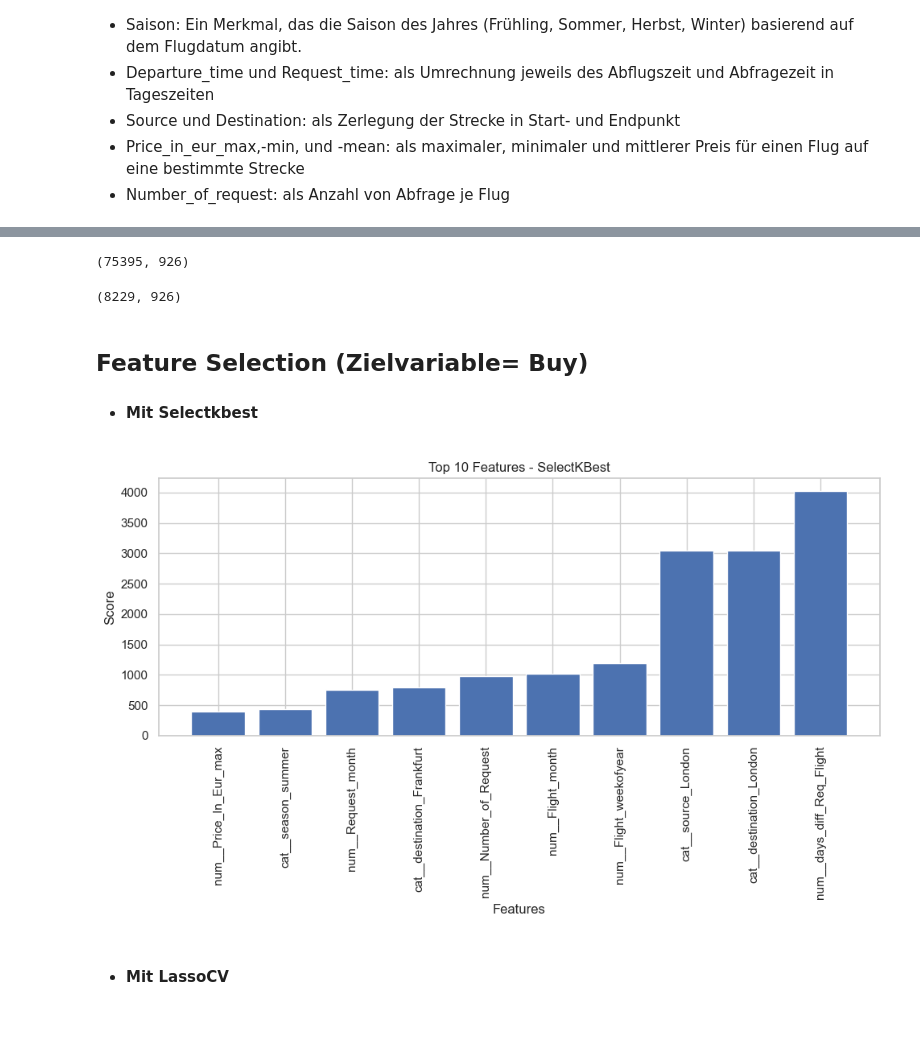
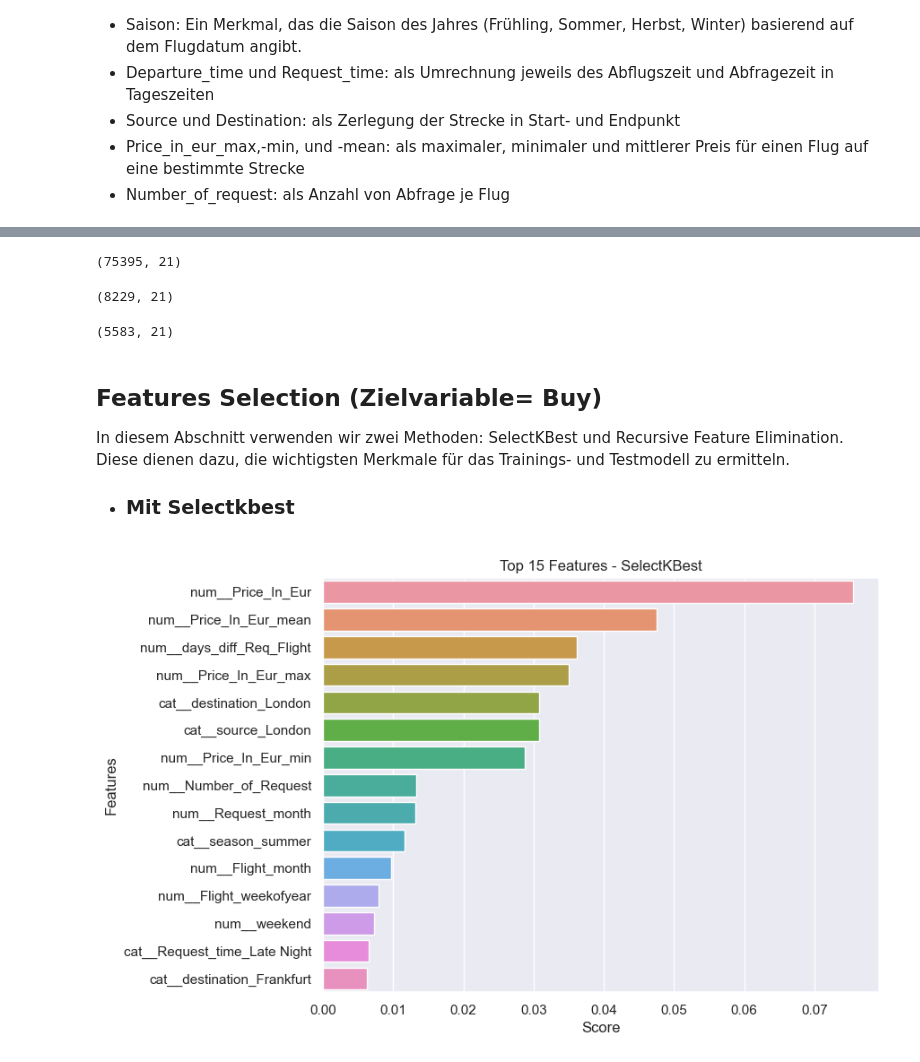
Before and after one commit to hahaha996/Data_Mining_Projekt, a Jupyter notebook: Projekt_DM.ipynb, the cells around one changed output, grey strips where cells are left out. Drawn from its saved outputs; the diff is of its cells as text; code cells hidden in the pictures; blank space fills up the shorter version.

```diff
--- a/Projekt_DM.ipynb
+++ b/Projekt_DM.ipynb
@@ -550,12 +764,11 @@ X_train,y_train,X_val,y_val = get_train_val_daten(X,y,Groups)
 # %%
-
 # Merkmale für numerische Transformation
 numeric_features = ['Price_In_Eur','Price_In_Eur_max','Price_In_Eur_min','Price_In_Eur_mean','Number_of_Request',
                    'days_diff_Req_Flight','weekend','Request_Dayofweek','Request_month',
                     'Flight_Dayofweek','Flight_month','Flight_weekofyear']
 
 # Merkmale für kategoriale Transformation
-categorical_features = ['flight_unique_id','season','departure_time','Request_time','source','destination']
+categorical_features = ['season','departure_time','Request_time','source','destination']
 
 # Preprocessing-Schritte für numerische Merkmale
 numeric_transformer = Pipeline(steps=[
@@ -575,63 +788,76 @@ preprocessor = ColumnTransformer(
 
 # Transformation der Merkmale im X_train
 Xtrain_transformed = preprocessor.fit_transform(X_train)
-
 # Überschriften der transformierten Merkmale erhalten
-transformed_feature_names = preprocessor.get_feature_names_out()
+transformed_feature_names_train = preprocessor.get_feature_names_out()
 
 # Transformation der Merkmale im X_val
 Xval_transformed = preprocessor.transform(X_val)
-
 # Überschriften der transformierten Merkmale erhalten
 transformed_feature_names_val = preprocessor.get_feature_names_out()
+
+# Transformation der Merkmale im X_test
+Xtest_transformed = preprocessor.transform(X_test)
+# Überschriften der transformierten Merkmale erhalten
+transformed_feature_names_test = preprocessor.get_feature_names_out()
 # %%
-# neue Dataframe für Trainingsdaten mit relevanten Merkmalen
-frame = pd.DataFrame(Xtrain_transformed.toarray(),columns=preprocessor.get_feature_names_out())
-frame.shape
+# neue Dataframe für Trainingsdaten mit transformierten Merkmalen
+frame_train = pd.DataFrame(Xtrain_transformed,columns=preprocessor.get_feature_names_out())
+frame_train.shape
 # %% [output]
-(75395, 926)
+(75395, 21)
 # %%
-# neue Dataframe für Validierungsdaten mit relevanten Merkmalen
-frame_val = pd.DataFrame(Xval_transformed.toarray(),columns=transformed_feature_names_val)
+# neue Dataframe für Validierungsdaten mit transformierten Merkmalen
+frame_val = pd.DataFrame(Xval_transformed,columns=transformed_feature_names_val)
 frame_val.shape
 # %% [output]
-(8229, 926)
+(8229, 21)
+# %%
+# neue Dataframe für Testdaten mit transformierten Merkmalen
+frame_test = pd.DataFrame(Xtest_transformed,columns=transformed_feature_names_test)
+frame_test.shape
+# %% [output]
+(5583, 21)
 # %% [markdown]
-## Feature Selection (Zielvariable= Buy)
-  - #### Mit Selectkbest
+## Features Selection (Zielvariable= Buy)
+
+In diesem Abschnitt verwenden wir zwei Methoden: SelectKBest und Recursive Feature Elimination.
+Diese dienen dazu, die wichtigsten Merkmale für das Trainings- und Testmodell zu ermitteln.
+
+- ### Mit Selectkbest
 # %%
-
+#Anzahl Merkmale festlegen
+k=15
 # SelectKBest-Transformer mit der gewünschten Score-Funktion erstellen
-kbest = SelectKBest(score_func=f_classif, k=10)  # Wähle die 10 besten Features
+kbest = SelectKBest(score_func= mutual_info_classif, k=k)
 
 # Transformer auf die Daten anwenden
-Xtrain_selected = kbest.fit_transform(Xtrain_transformed.toarray(), y_train)
+Xtrain_selected = kbest.fit_transform(Xtrain_transformed, y_train)
+
 
 # Die ausgewählten Feature-Indizes erhalten
 feature_indices = kbest.get_support(indices=True)
 
 # Die Namen der ausgewählten Features erhalten
-selected_features = frame.columns[feature_indices]
+selected_features = frame_train.columns[feature_indices]
 
-# Die ausgewählten Features anzeigen
-#print(f"Die 10 besten Merkmale zur Vorhersage von Buy nach SelectKBest-Transformer sind: {[i for i in list(selected_features)]}")
 
 #Score
 feature_scores = kbest.scores_
 
 # Erstelle ein Array mit den Rängen der Features (absteigend sortiert)
-top_10_features = np.argsort(feature_scores)[-10:]
+top_15_features = np.argsort(feature_scores)[-k::][::-1]
+
+# Sortiere die Features nach ihrem Score
+sorted_scores = np.sort(feature_scores)[-k::][::-1]
+sorted_names = np.array(transformed_feature_names_train)[top_15_features]
 
 # Plotte die Scores der k besten Features
-plt.figure(figsize=(10, 6))
-plt.bar(range(10), feature_scores[top_10_features])
-plt.xticks(range(10), np.array(transformed_feature_names)[top_10_features], rotation=90)
-plt.xlabel('Features')
-plt.ylabel('Score')
-plt.title(f'Top 10 Features - SelectKBest')
-plt.tight_layout()
+plt.figure(figsize=(8,6))
+sns.barplot(x=sorted_scores, y=sorted_names)
+plt.xlabel('Score')
+plt.ylabel('Features')
+plt.title(f'Top {k} Features - SelectKBest')
 plt.show()
 # %% [output]
-[figure, old version]
+[figure, new version]
-# %% [markdown]
-- #### Mit LassoCV
```
Also changed, not shown: parts of 94 cells of this notebook.
